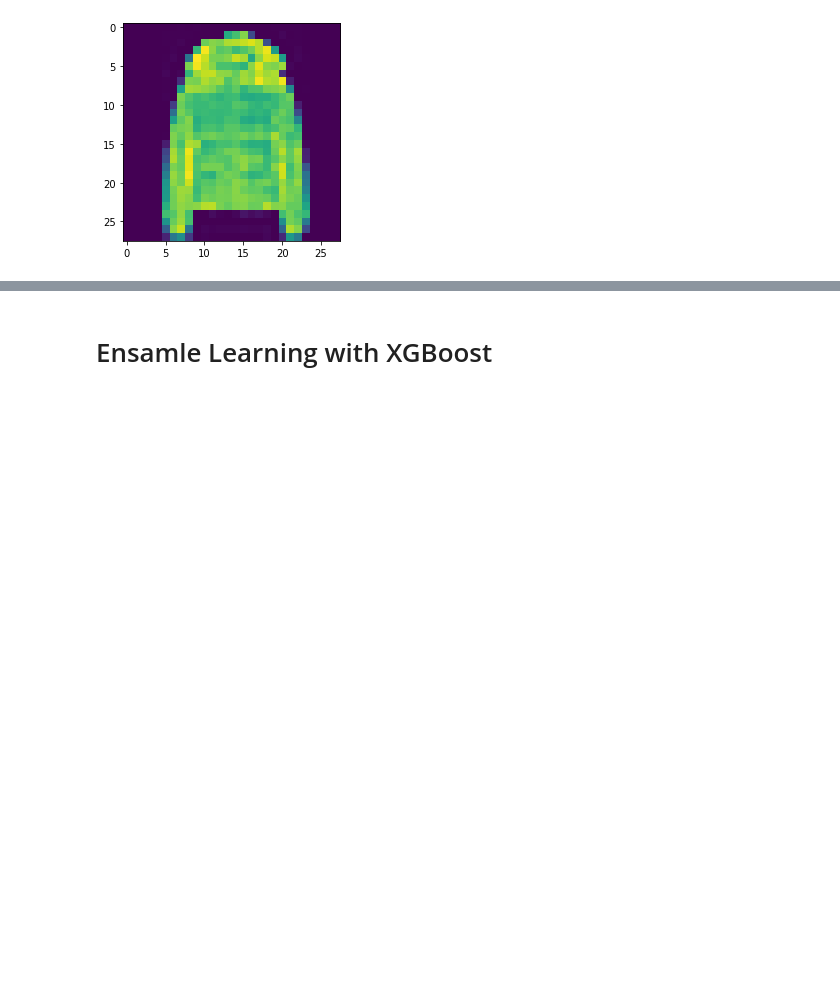
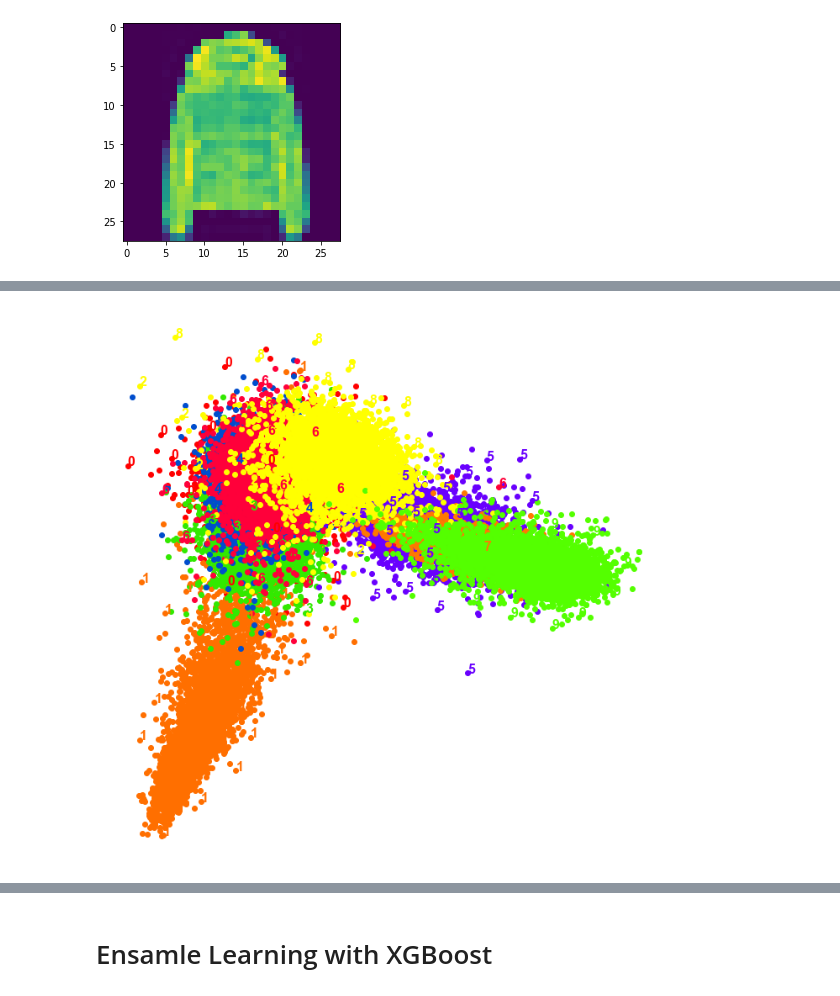
Before and after one commit to Yasmin0610/OurProject, a Jupyter notebook: Fashion - MNIST Project-Copy1.ipynb, the cells around one changed output, grey strips where cells are left out. Cells and saved outputs as stored; diff of their text form; code cells hidden in the pictures; blank space fills up the shorter version.

```diff
--- a/Fashion - MNIST Project-Copy1.ipynb
+++ b/Fashion - MNIST Project-Copy1.ipynb
@@ -180,0 +236,8 @@ log_reg.score(X_test,Y_test)
+# %%
+from sklearn.discriminant_analysis import LinearDiscriminantAnalysis
+
+X_lda_reduced = LinearDiscriminantAnalysis(n_components=2).fit_transform(X_train, Y_train)
+plot_digits(X_lda_reduced, Y_train, figsize=(12,12))
+plt.show()
+# %% [output]
+[figure, added]
```
Also changed, not shown: parts of 60 cells of this notebook.
